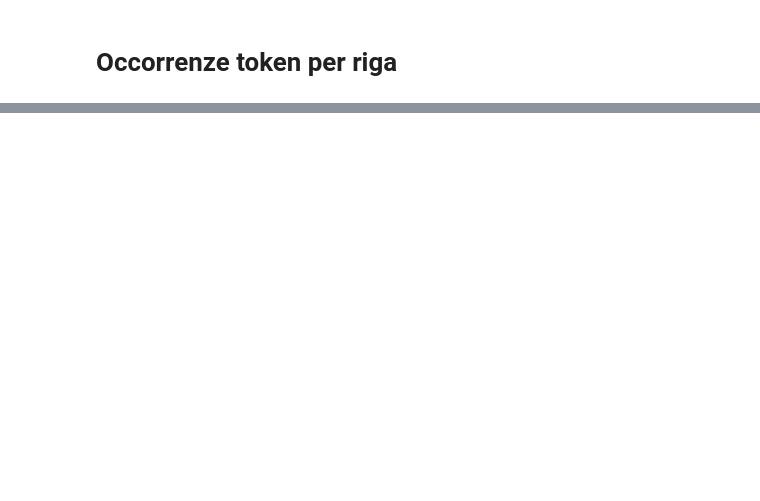
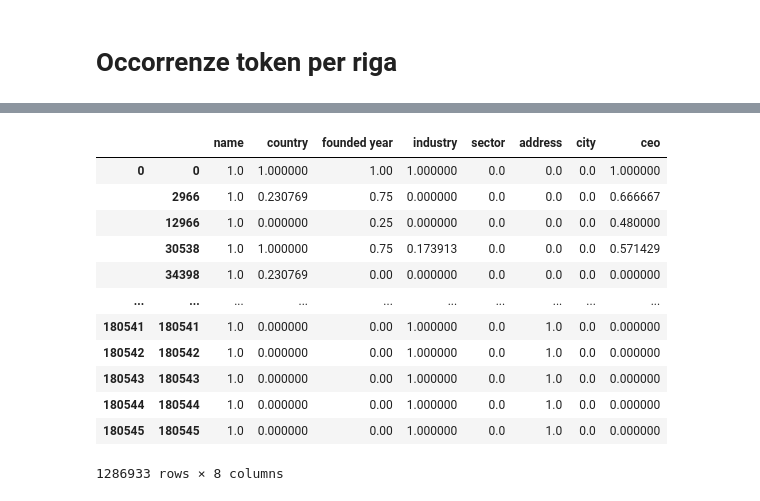
Before and after one commit to DDDavides/IDD_HW8, a Jupyter notebook: python_script/schema_matching/record_linkage.ipynb, the cells around one changed output, grey strips where cells are left out. Drawn from its saved outputs; the diff is of its cells as text; code cells hidden in the pictures; blank space fills up the shorter version.

Commit message:
Modificate nomi colonne
+ Linking e Blocking (da finire il labeling)
+ Modifiche ad alcuni nomi di variabili

```diff
--- a/python_script/schema_matching/record_linkage.ipynb
+++ b/python_script/schema_matching/record_linkage.ipynb
@@ -11,7 +12,3 @@ schema = pd.read_csv(schema_path, index_col='id')
 from recordlinkage.preprocessing import *
 # %% [markdown]
 ## Cleaning dei dati ...
-# %%
-schema = schema.iloc[:10]
-schema_cleaned = schema
-print(schema)
@@ -38,7 +19,10 @@ for i in range(len(schema.index)):
     row = schema.iloc[i]
     row_series = row.squeeze()
     nome = pd.Series(row["name"])
-    nome_cleaned = clean(nome, lowercase=True, replace_by_none='', replace_by_whitespace='', strip_accents='unicode', remove_brackets=False, encoding='utf-8', decode_error='strict')
+    try:
+        nome_cleaned = clean(nome, lowercase=True, replace_by_none='', replace_by_whitespace='', strip_accents='unicode', remove_brackets=False, encoding='utf-8', decode_error='strict')
+    except:
+        print(nome)
     row_series_cleaned = clean(row_series, lowercase=True, replace_by_none=r'[^ \\.\\-\\_A-Za-z0-9$]+', replace_by_whitespace=r'[\\-\\_]', strip_accents=None, remove_brackets=True, encoding='utf-8', decode_error='strict')
     schema_cleaned.iloc[i] = row_series_cleaned
     schema_cleaned.iloc[i]["name"] = nome_cleaned[0]
@@ -53,0 +36,5 @@ ValueError: Grouper for '<class 'pandas.core.frame.DataFrame'>' not 1-dimensiona
+# %%
+indexer = rl.Index()
+indexer.block(left_on='name', right_on='name')
+candidate_links = indexer.index(schema_cleaned, schema_cleaned)
+print(len(candidate_links))
@@ -53,0 +67,27 @@ ValueError: Grouper for '<class 'pandas.core.frame.DataFrame'>' not 1-dimensiona
+# %%
+compare_cl = rl.Compare()
+compare_cl.string("name", "name", threshold=0.85, label="name")
+compare_cl.string("country", "country", label="country")
+compare_cl.string("founded year", "founded year", label="founded year")
+compare_cl.string("industry", "industry", label="industry")
+compare_cl.string("sector", "sector", label="sector")
+compare_cl.string("address", "address", label="address")
+compare_cl.string("city", "city", label="city")
+compare_cl.string("ceo", "ceo", label="ceo")
+features = compare_cl.compute(candidate_links, schema, schema)
+# %%
+features
+# %% [output]
+|  |  | name | country | founded year | industry | sector | address | city | ceo |
+| 0 | 0 | 1.0 | 1.000000 | 1.00 | 1.000000 | 0.0 | 0.0 | 0.0 | 1.000000 |
+|  | 2966 | 1.0 | 0.230769 | 0.75 | 0.000000 | 0.0 | 0.0 | 0.0 | 0.666667 |
+|  | 12966 | 1.0 | 0.000000 | 0.25 | 0.000000 | 0.0 | 0.0 | 0.0 | 0.480000 |
+|  | 30538 | 1.0 | 1.000000 | 0.75 | 0.173913 | 0.0 | 0.0 | 0.0 | 0.571429 |
+|  | 34398 | 1.0 | 0.230769 | 0.00 | 0.000000 | 0.0 | 0.0 | 0.0 | 0.000000 |
+| ... | ... | ... | ... | ... | ... | ... | ... | ... | ... |
+| 180541 | 180541 | 1.0 | 0.000000 | 0.00 | 1.000000 | 0.0 | 1.0 | 0.0 | 0.000000 |
+| 180542 | 180542 | 1.0 | 0.000000 | 0.00 | 1.000000 | 0.0 | 1.0 | 0.0 | 0.000000 |
+| 180543 | 180543 | 1.0 | 0.000000 | 0.00 | 1.000000 | 0.0 | 1.0 | 0.0 | 0.000000 |
+| 180544 | 180544 | 1.0 | 0.000000 | 0.00 | 1.000000 | 0.0 | 1.0 | 0.0 | 0.000000 |
+| 180545 | 180545 | 1.0 | 0.000000 | 0.00 | 1.000000 | 0.0 | 1.0 | 0.0 | 0.000000 |
+1286933 rows × 8 columns
```
Also changed, not shown: parts of 16 cells of this notebook, 16 other files.
